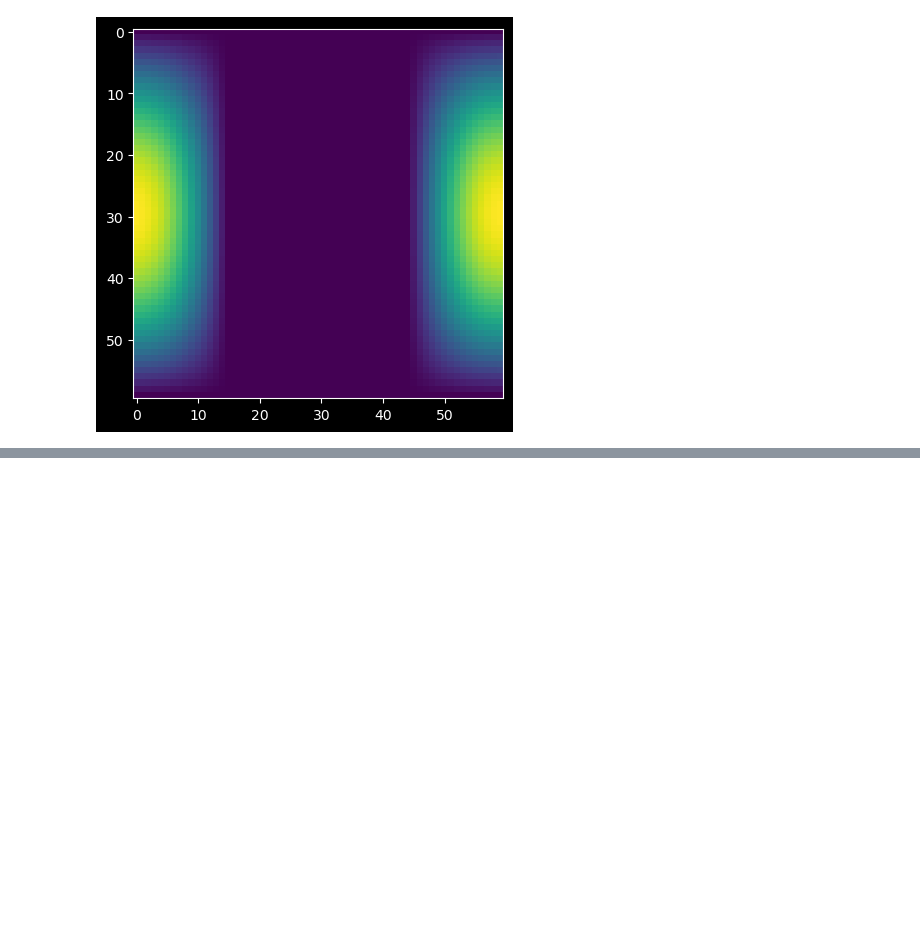
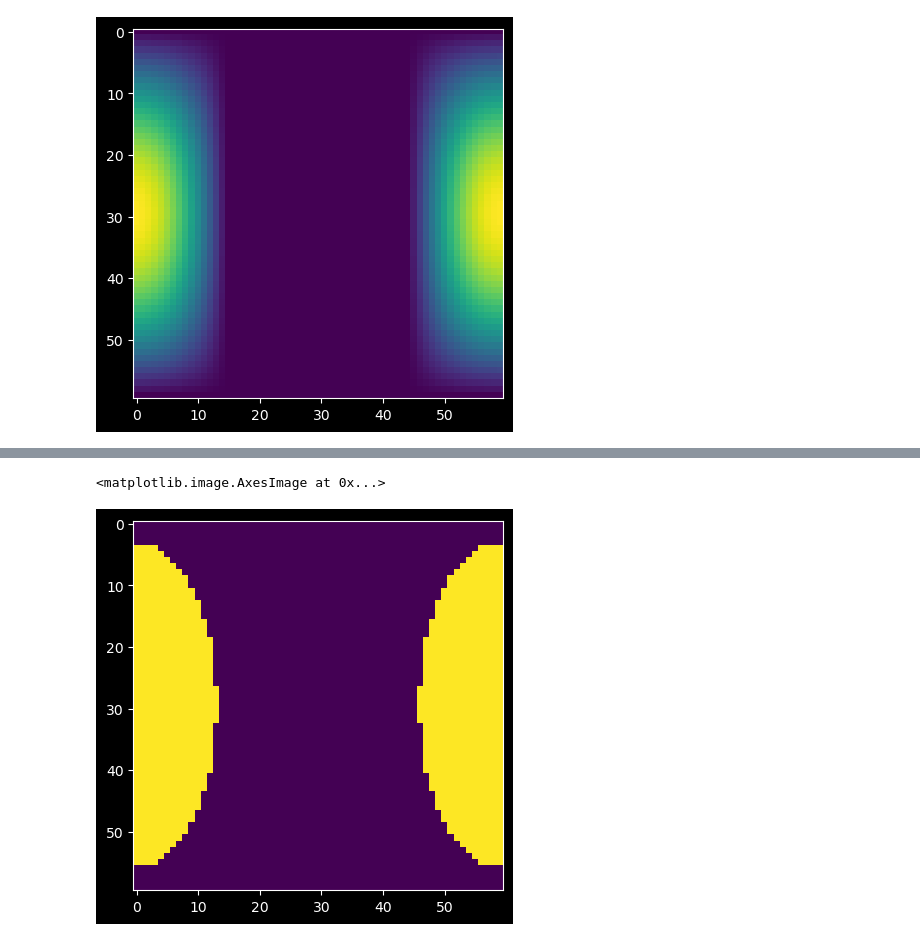
Before and after one commit to Ruben94astro/Tesis, a Jupyter notebook: mask function spot2.ipynb, the cells around one changed output, grey strips where cells are left out. Cells and saved outputs as stored; diff of their text form; code cells hidden in the pictures; blank space fills up the shorter version.

```diff
--- a/mask function spot2.ipynb
+++ b/mask function spot2.ipynb
@@ -337,0 +432,12 @@ plt.imshow(mu*gray_texture)
+# %%
+"""Máscara binaria: 1 dentro del radio de la mancha, 0 fuera"""
+delta_theta = np.arccos(np.cos(theta_mesh - spot_theta_rad))
+delta_phi = np.abs(phi_mesh - spot_phi_rad)
+distance_squared = delta_theta**2 + delta_phi**2
+np.where(distance_squared <= spot_radius_rad**2, 1, 0)
+gray_texture *=(np.where(distance_squared <= spot_radius_rad**2, 1, 0))
+# %%
+plt.imshow(gray_texture)
+# %% [output]
+<matplotlib.image.AxesImage at 0x...>
+[figure, added]
```
Also changed, not shown: parts of 18 cells of this notebook.
